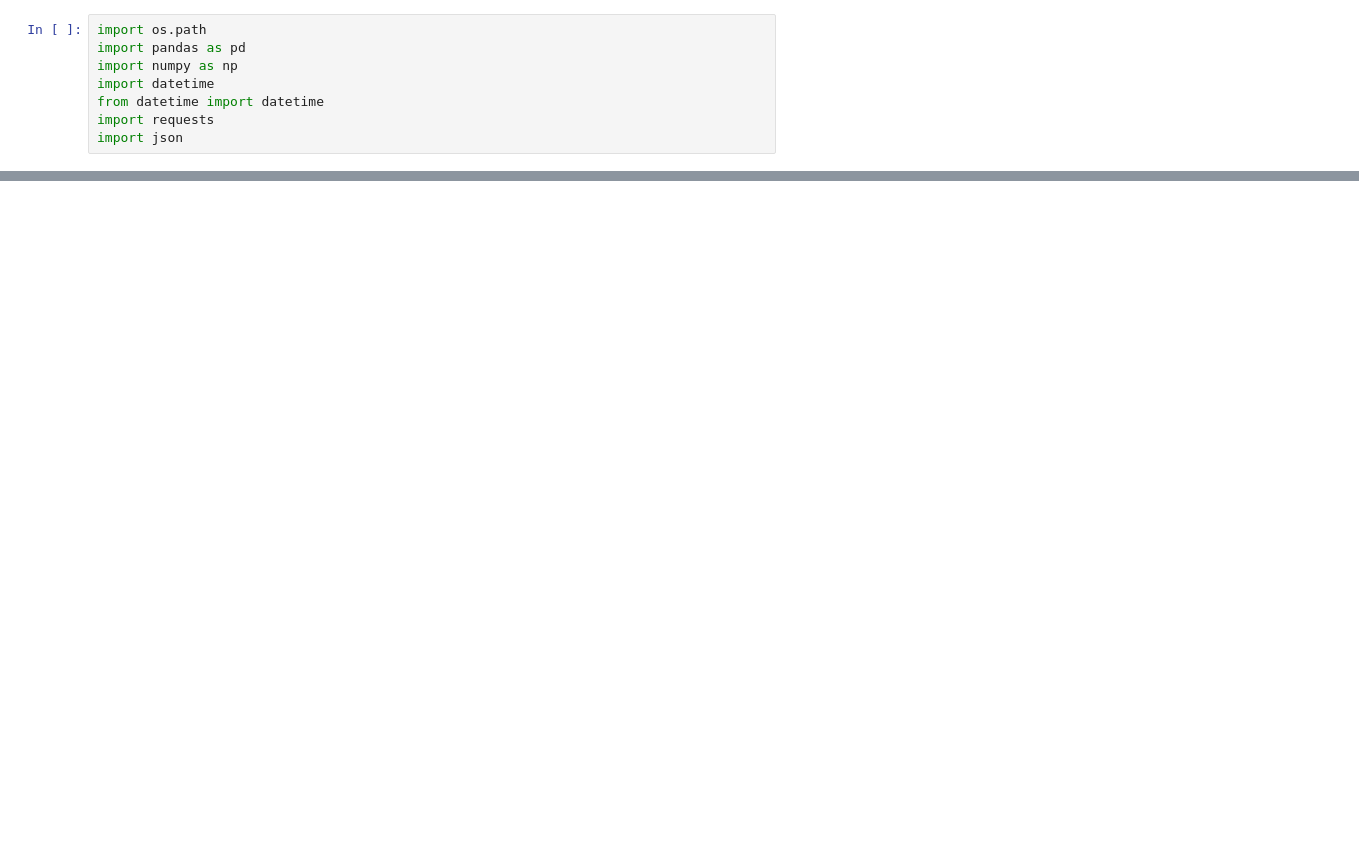
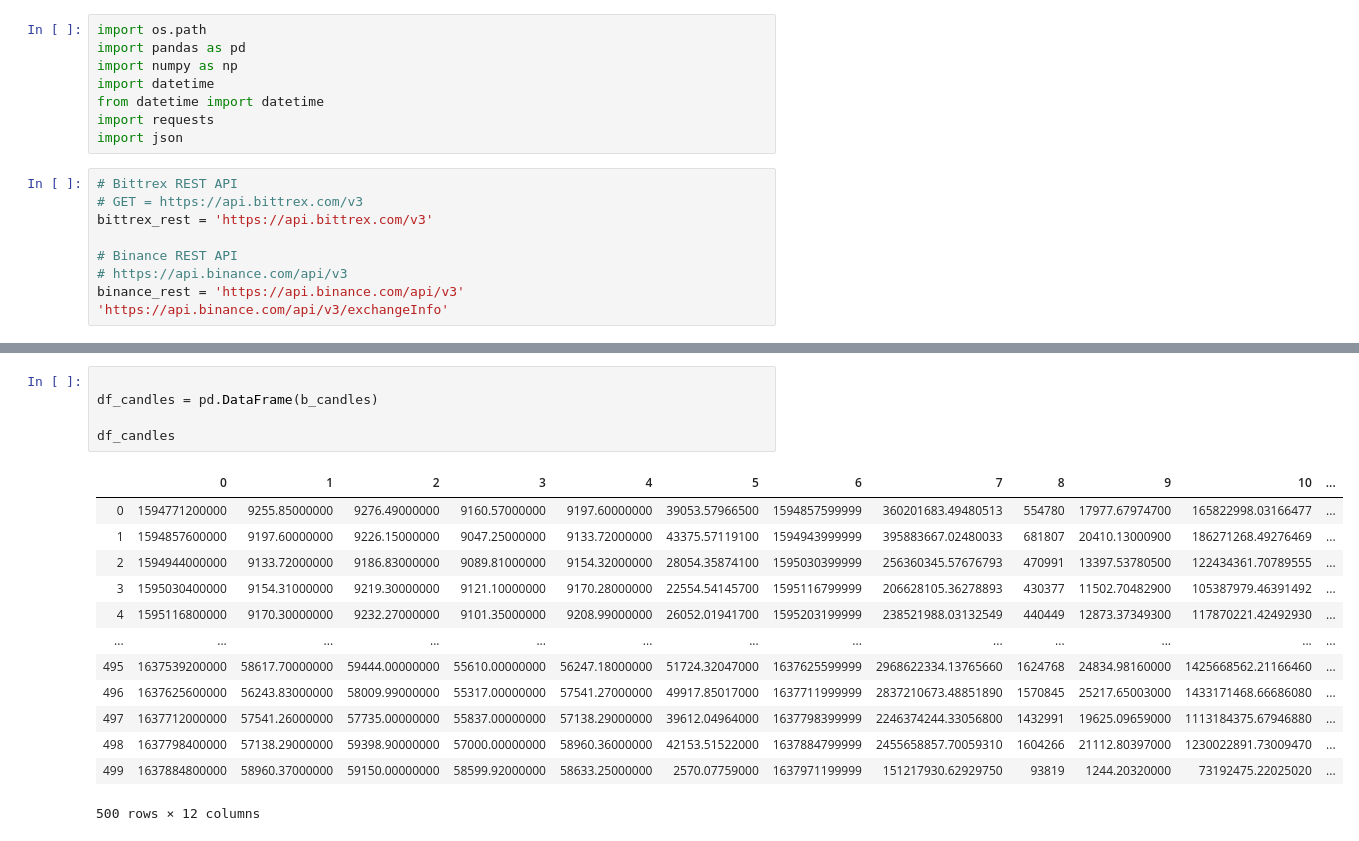
Before and after one commit to sstrick29/python-algotrading, a Jupyter notebook: AVSL.ipynb, the cells around one changed output, grey strips where cells are left out. Cells and saved outputs as stored; diff of their text form; blank space fills up the shorter version.

```diff
--- a/AVSL.ipynb
+++ b/AVSL.ipynb
@@ -6,4 +6,13 @@ import datetime
 from datetime import datetime
 import requests
 import json
+# %%
+# Bittrex REST API
+# GET = https://api.bittrex.com/v3
+bittrex_rest = 'https://api.bittrex.com/v3'
+
+# Binance REST API
+# https://api.binance.com/api/v3
+binance_rest = 'https://api.binance.com/api/v3'
+'https://api.binance.com/api/v3/exchangeInfo'
 # %%
@@ -92,0 +152,19 @@ bittrex_tickers()
+# %%
+
+df_candles = pd.DataFrame(b_candles)
+
+df_candles
+# %% [output]
+|  | 0 | 1 | 2 | 3 | 4 | 5 | 6 | 7 | 8 | 9 | 10 | ... |
+| 0 | 1594771200000 | 9255.85000000 | 9276.49000000 | 9160.57000000 | 9197.60000000 | 39053.57966500 | 1594857599999 | 360201683.49480513 | 554780 | 17977.67974700 | 165822998.03166477 | ... |
+| 1 | 1594857600000 | 9197.60000000 | 9226.15000000 | 9047.25000000 | 9133.72000000 | 43375.57119100 | 1594943999999 | 395883667.02480033 | 681807 | 20410.13000900 | 186271268.49276469 | ... |
+| 2 | 1594944000000 | 9133.72000000 | 9186.83000000 | 9089.81000000 | 9154.32000000 | 28054.35874100 | 1595030399999 | 256360345.57676793 | 470991 | 13397.53780500 | 122434361.70789555 | ... |
+| 3 | 1595030400000 | 9154.31000000 | 9219.30000000 | 9121.10000000 | 9170.28000000 | 22554.54145700 | 1595116799999 | 206628105.36278893 | 430377 | 11502.70482900 | 105387979.46391492 | ... |
+| 4 | 1595116800000 | 9170.30000000 | 9232.27000000 | 9101.35000000 | 9208.99000000 | 26052.01941700 | 1595203199999 | 238521988.03132549 | 440449 | 12873.37349300 | 117870221.42492930 | ... |
+| ... | ... | ... | ... | ... | ... | ... | ... | ... | ... | ... | ... | ... |
+| 495 | 1637539200000 | 58617.70000000 | 59444.00000000 | 55610.00000000 | 56247.18000000 | 51724.32047000 | 1637625599999 | 2968622334.13765660 | 1624768 | 24834.98160000 | 1425668562.21166460 | ... |
+| 496 | 1637625600000 | 56243.83000000 | 58009.99000000 | 55317.00000000 | 57541.27000000 | 49917.85017000 | 1637711999999 | 2837210673.48851890 | 1570845 | 25217.65003000 | 1433171468.66686080 | ... |
+| 497 | 1637712000000 | 57541.26000000 | 57735.00000000 | 55837.00000000 | 57138.29000000 | 39612.04964000 | 1637798399999 | 2246374244.33056800 | 1432991 | 19625.09659000 | 1113184375.67946880 | ... |
+| 498 | 1637798400000 | 57138.29000000 | 59398.90000000 | 57000.00000000 | 58960.36000000 | 42153.51522000 | 1637884799999 | 2455658857.70059310 | 1604266 | 21112.80397000 | 1230022891.73009470 | ... |
+| 499 | 1637884800000 | 58960.37000000 | 59150.00000000 | 58599.92000000 | 58633.25000000 | 2570.07759000 | 1637971199999 | 151217930.62929750 | 93819 | 1244.20320000 | 73192475.22025020 | ... |
+500 rows × 12 columns
```
Also changed, not shown: parts of 3 cells of this notebook, 1 other file.
